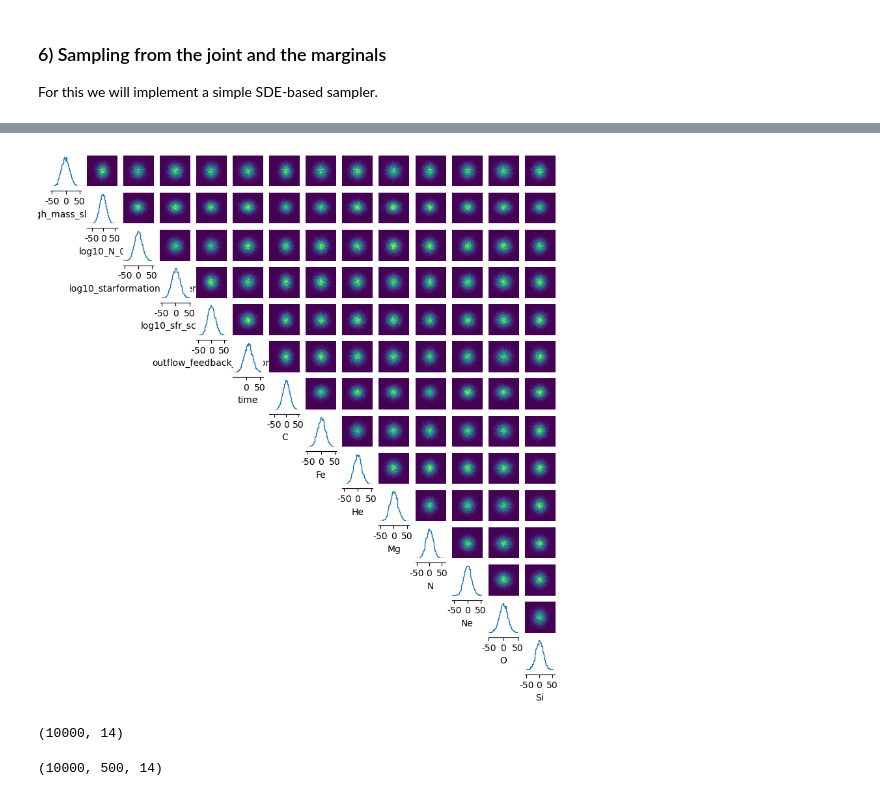
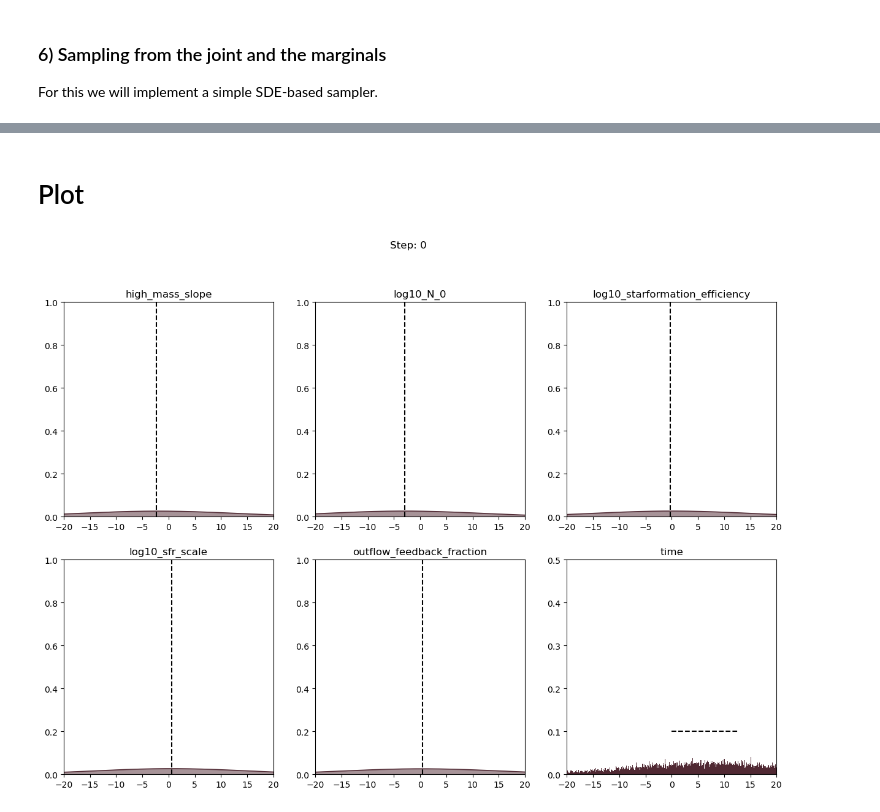
Before and after one commit to bGuenes/sbi_chemical_abundances, a Jupyter notebook: simformer/aio_sbi.ipynb, the cells around one changed output, grey strips where cells are left out. Saved outputs shown, nothing was run; the diff lists cells and outputs as text; code cells hidden in the pictures.

Commit message:
plots

```diff
--- a/simformer/aio_sbi.ipynb
+++ b/simformer/aio_sbi.ipynb
@@ -404,13 +358,39 @@ _ = pairplot(np.array(data[...,0]), labels=labels_in+labels_out)
-# %%
-
-fig,axes = pairplot(np.array(samples[:,1,:]), labels=labels_in+labels_out, diag_kind="kde", color="black", linewidth=2)
-# %% [output]
-[figure, removed]
-# %%
-samples[:,-1,:].shape
-# %% [output]
-(10000, 14)
-# %%
-samples.shape
-# %% [output]
-(10000, 500, 14)
+# %% [markdown]
+# Plot
+# %%
+fig, ax = plt.subplots(2,3, figsize=(15,10))
+lin = np.linspace(-20, 20, 1000)
+
+def update_hist(j):
+    plt.suptitle(f"Step: {j}")
+    for i in range(6):
+        if i < 5:
+            ax[i//3, i%3].cla()
+
+            x_data = samples[:,j, i]
+            x_mu = x_data.mean()
+            x_std = x_data.std()
+            y = norm.pdf(lin, x_mu, x_std)
+
+            ax[i//3, i%3].plot(lin, y, color="#502933", lw=1)
+            ax[i//3, i%3].fill_between(lin, y, color="#502933", alpha=0.5)
+            ax[i//3, i%3].vlines(priors[i][0], 0,1, colors="k", linestyle="--")
+
+            #ax[i//3, i%3].hist(samples[:,j*10, i], bins=1000, density=True, color="black")
+            ax[i//3, i%3].set_xlim(-20, 20)
+            ax[i//3, i%3].set_ylim(0, 1)
+            ax[i//3, i%3].set_title(labels_in[i])
+
+        elif i == 5:
+            ax[i//3, i%3].cla()
+            ax[i//3, i%3].hist(samples[:,j, i], bins=1000, density=True, color="#502933")
+            ax[i//3, i%3].set_xlim(-20, 20)
+            ax[i//3, i%3].set_ylim(0, 0.5)
+            ax[i//3, i%3].hlines(0.1, 0, 12.8, colors="k", linestyle="--")
+            ax[i//3, i%3].set_title(labels_in[i])
+
+
+ani = animation.FuncAnimation(fig, update_hist, frames=300, interval=80)
+ani.save(filename="test.gif", writer="pillow")
+# %% [output]
+[figure, added]
```
Also changed, not shown: parts of 7 cells of this notebook, 12 other files.
